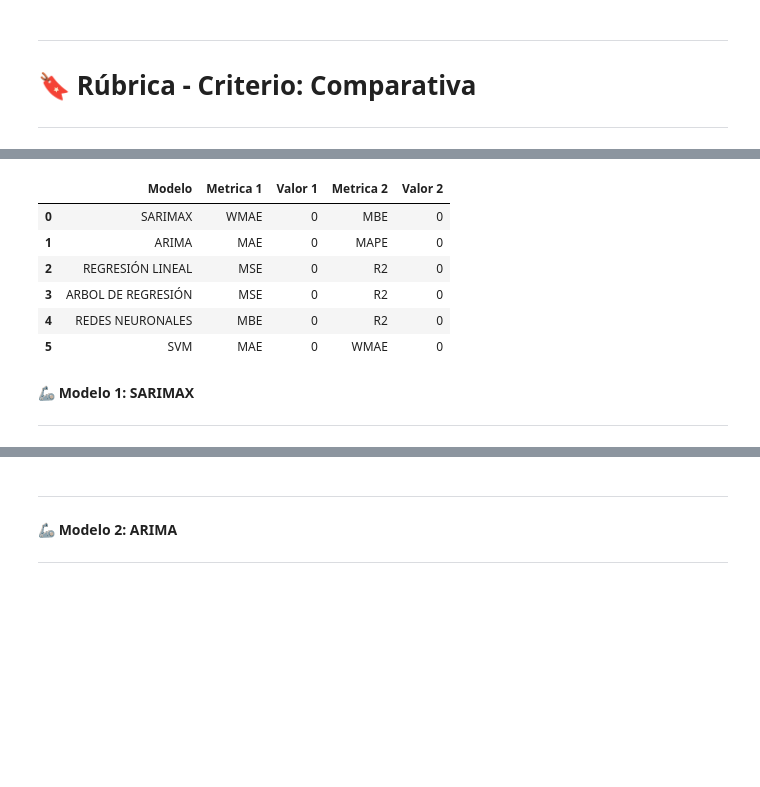
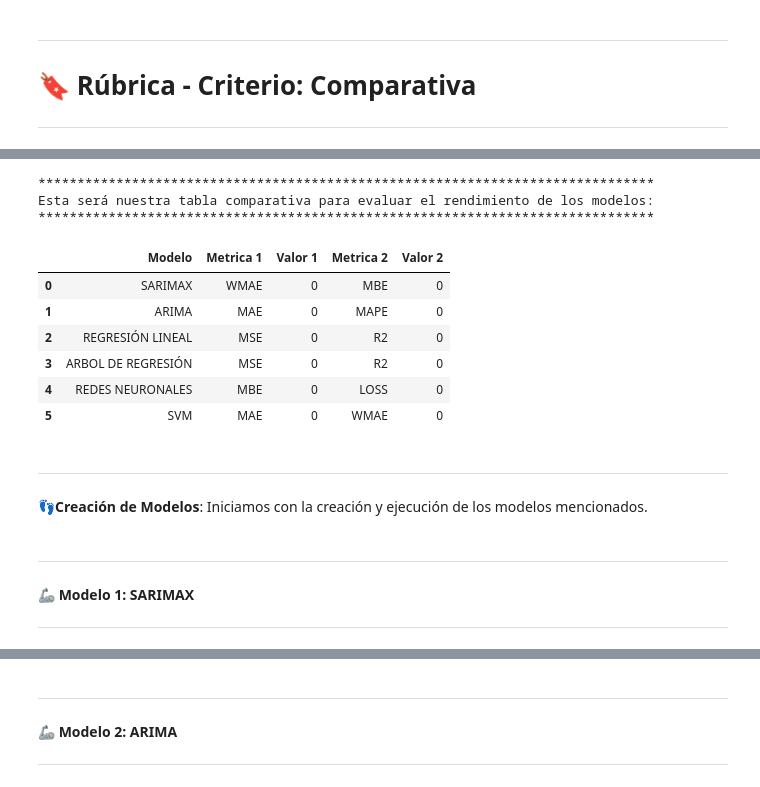
Before and after one commit to A01793509/Equipo_44, a Jupyter notebook: Avance4_44.ipynb, the cells around one changed output, grey strips where cells are left out. Drawn from its saved outputs; the diff is of its cells as text; code cells hidden in the pictures; blank space fills up the shorter version.

```diff
--- a/Avance4_44.ipynb
+++ b/Avance4_44.ipynb
@@ -271,17 +286,36 @@ test_endog = test_endog1.to_frame()
 # %%
-#Dataframe utilizado para almacenar las diferentes metricas calculadas para cada uno de los 6 modelos
-data  = {'Modelo': ['SARIMAX','ARIMA','REGRESIÓN LINEAL','ARBOL DE REGRESIÓN','REDES NEURONALES','SVM'],'Metrica 1': ['WMAE','MAE','MSE','MSE','MBE','MAE'],'Valor 1':[0,0,0,0,0,0],'Metrica 2': ['MBE','MAPE','R2','R2','R2','WMAE'],'Valor 2':[0,0,0,0,0,0] }
+#Creamos el dataframe para almacenar las diferentes metricas calculadas para cada uno de los 6 modelos
+data  = {'Modelo': ['SARIMAX','ARIMA','REGRESIÓN LINEAL','ARBOL DE REGRESIÓN','REDES NEURONALES','SVM'],'Metrica 1': ['WMAE','MAE','MSE','MSE','MBE','MAE'],'Valor 1':[0,0,0,0,0,0],'Metrica 2': ['MBE','MAPE','R2','R2','LOSS','WMAE'],'Valor 2':[0,0,0,0,0,0] }
 dfmetricas = pd.DataFrame(data)
+print("*******************************************************************************")
+print("Esta será nuestra tabla comparativa para evaluar el rendimiento de los modelos:")
+print("*******************************************************************************")
+
 dfmetricas
 # %% [output]
+*******************************************************************************
+Esta será nuestra tabla comparativa para evaluar el rendimiento de los modelos:
+*******************************************************************************
 |  | Modelo | Metrica 1 | Valor 1 | Metrica 2 | Valor 2 |
 | 0 | SARIMAX | WMAE | 0 | MBE | 0 |
 | 1 | ARIMA | MAE | 0 | MAPE | 0 |
 | 2 | REGRESIÓN LINEAL | MSE | 0 | R2 | 0 |
 | 3 | ARBOL DE REGRESIÓN | MSE | 0 | R2 | 0 |
-| 4 | REDES NEURONALES | MBE | 0 | R2 | 0 |
+| 4 | REDES NEURONALES | MBE | 0 | LOSS | 0 |
 | 5 | SVM | MAE | 0 | WMAE | 0 |
+# %% [markdown]
+
+
+---
+
+
+👣**Creación de Modelos**: Iniciamos con la creación y ejecución de los modelos mencionados.
 # %% [markdown]
+
+
+---
+
+
 🦾 **Modelo 1: SARIMAX**
 
 
```
Also changed, not shown: parts of 67 cells of this notebook.
